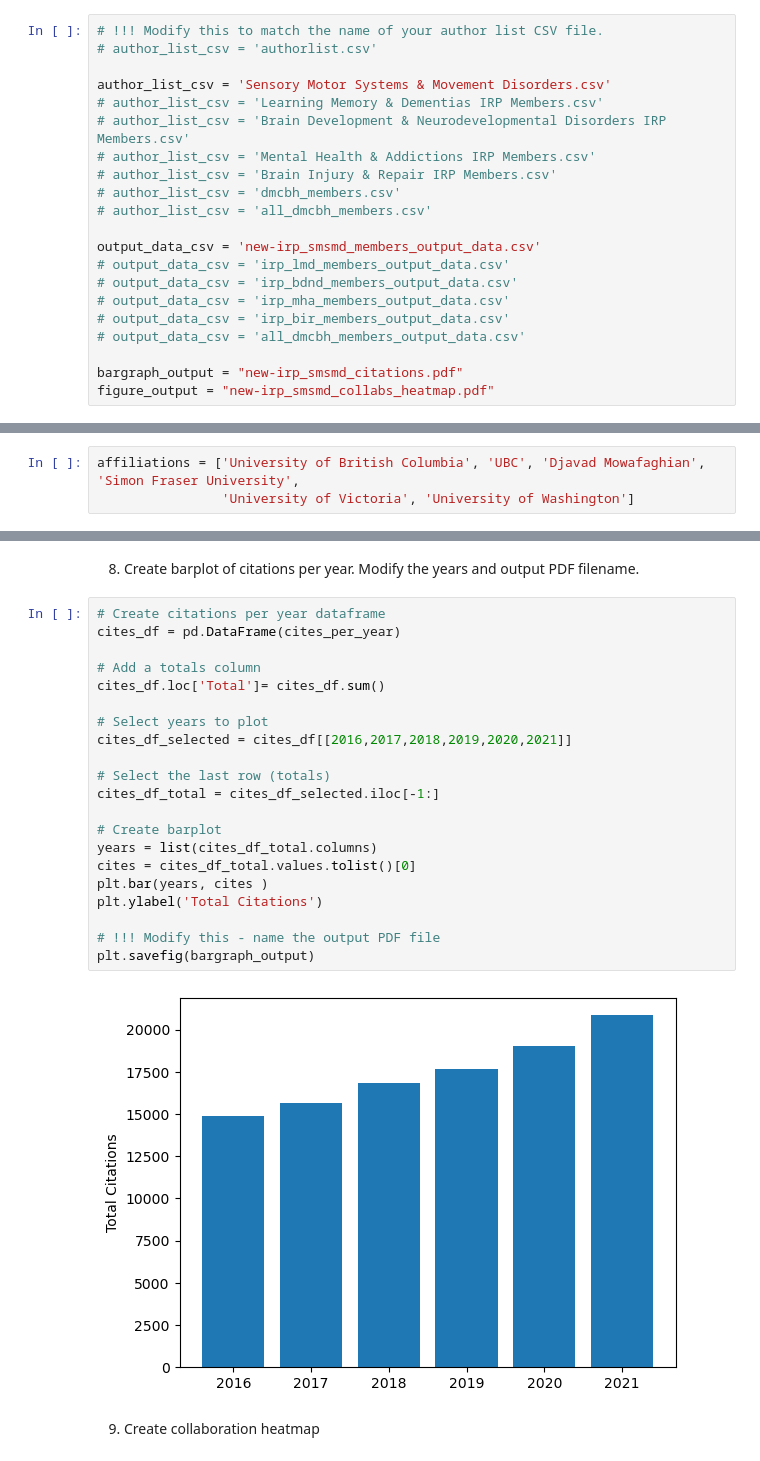
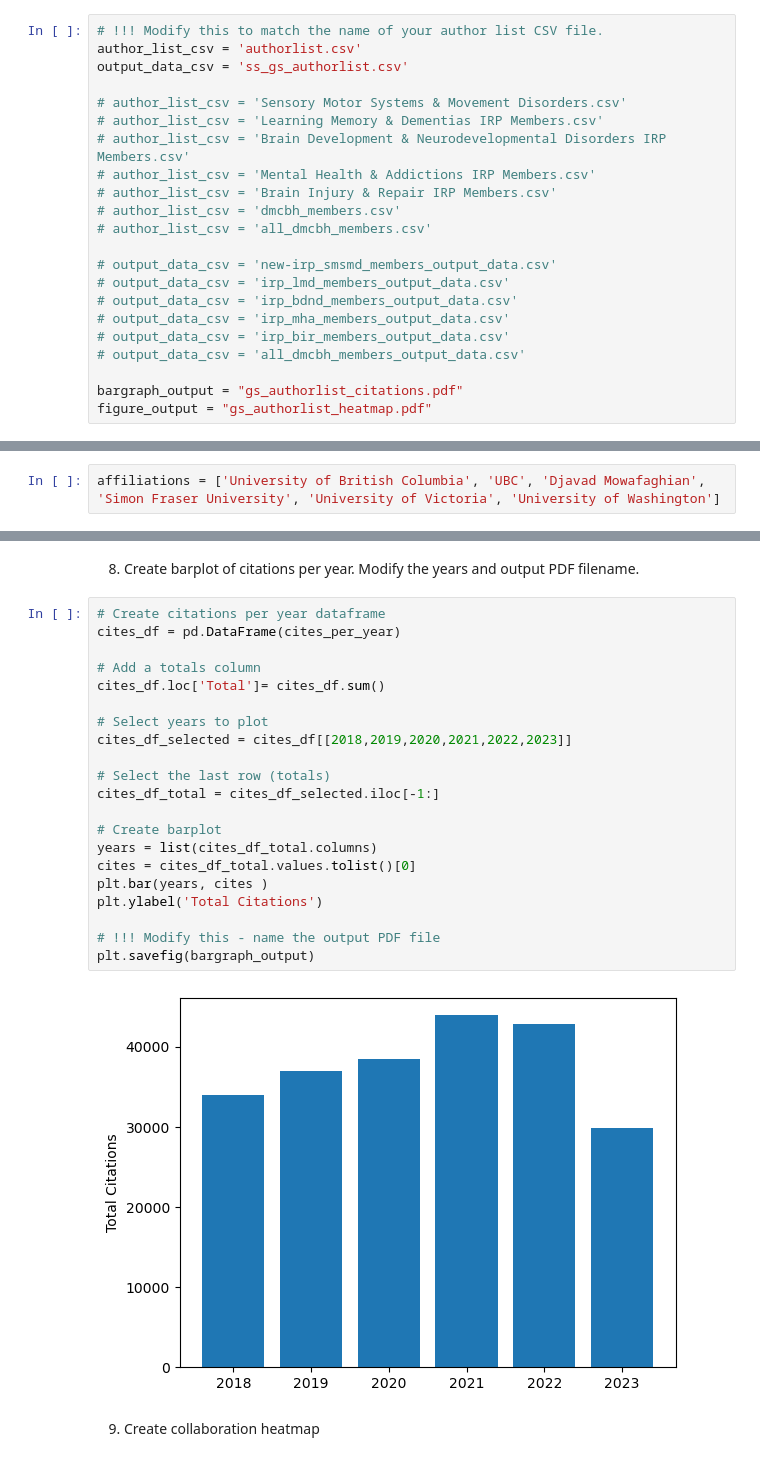
Before and after one commit to rainacao/scholar_metrics_scraper, a Jupyter notebook: ScholarScraper.ipynb, the cells around one changed output, grey strips where cells are left out. Drawn from its saved outputs; the diff is of its cells as text.

```diff
--- a/ScholarScraper.ipynb
+++ b/ScholarScraper.ipynb
@@ -47,9 +47,10 @@ from matplotlib import cm as CM
 2. Modify the names of the input and output files. The name of the input file should match the name of the author list CSV file. If you followed the setup instructions, the CSV file should now be in the same directory as this notebook file. The output file does not have to exist yet (it will be created).
 # %%
 # !!! Modify this to match the name of your author list CSV file.
-# author_list_csv = 'authorlist.csv'
+author_list_csv = 'authorlist.csv'
+output_data_csv = 'ss_gs_authorlist.csv'
 
-author_list_csv = 'Sensory Motor Systems & Movement Disorders.csv'
+# author_list_csv = 'Sensory Motor Systems & Movement Disorders.csv'
 # author_list_csv = 'Learning Memory & Dementias IRP Members.csv'
 # author_list_csv = 'Brain Development & Neurodevelopmental Disorders IRP Members.csv'
 # author_list_csv = 'Mental Health & Addictions IRP Members.csv'
@@ -57,15 +58,15 @@ author_list_csv = 'Sensory Motor Systems & Movement Disorders.csv'
 # author_list_csv = 'dmcbh_members.csv'
 # author_list_csv = 'all_dmcbh_members.csv'
 
-output_data_csv = 'new-irp_smsmd_members_output_data.csv'
+# output_data_csv = 'new-irp_smsmd_members_output_data.csv'
 # output_data_csv = 'irp_lmd_members_output_data.csv'
 # output_data_csv = 'irp_bdnd_members_output_data.csv'
 # output_data_csv = 'irp_mha_members_output_data.csv'
 # output_data_csv = 'irp_bir_members_output_data.csv'
 # output_data_csv = 'all_dmcbh_members_output_data.csv'
 
-bargraph_output = "new-irp_smsmd_citations.pdf"
-figure_output = "new-irp_smsmd_collabs_heatmap.pdf"
+bargraph_output = "gs_authorlist_citations.pdf"
+figure_output = "gs_authorlist_heatmap.pdf"
 # %% [markdown]
 3. Load in the author names from the CSV file.
 # %%
@@ -78,8 +79,7 @@ with open(author_list_csv, encoding ="utf-8-sig") as csv_file:
 # %% [markdown]
 4. Modify the affiliations list with institutions which the researchers are affiliated with.
 # %%
-affiliations = ['University of British Columbia', 'UBC', 'Djavad Mowafaghian', 'Simon Fraser University',
-                'University of Victoria', 'University of Washington']
+affiliations = ['University of British Columbia', 'UBC', 'Djavad Mowafaghian', 'Simon Fraser University', 'University of Victoria', 'University of Washington']
 # %% [markdown]
 5. Scrape data for each author. This will take several minutes.
 # %%
@@ -171,26 +171,26 @@ with open(output_data_csv, mode='w', encoding ="utf-8") as csv_file:
 # %%
 # Create citations per year dataframe
 cites_df = pd.DataFrame(cites_per_year)
 
 # Add a totals column
 cites_df.loc['Total']= cites_df.sum()
 
 # Select years to plot
-cites_df_selected = cites_df[[2016,2017,2018,2019,2020,2021]]
+cites_df_selected = cites_df[[2018,2019,2020,2021,2022,2023]]
 
 # Select the last row (totals)
 cites_df_total = cites_df_selected.iloc[-1:]
 
 # Create barplot
 years = list(cites_df_total.columns)
 cites = cites_df_total.values.tolist()[0]
 plt.bar(years, cites )
 plt.ylabel('Total Citations')
 
 # !!! Modify this - name the output PDF file
 plt.savefig(bargraph_output)
 # %% [output]
-[figure, old version]
+[figure, new version]
 # %% [markdown]
 9. Create collaboration heatmap
 # %%
```
Also changed, not shown: parts of 1 cell of this notebook, 16 other files.
